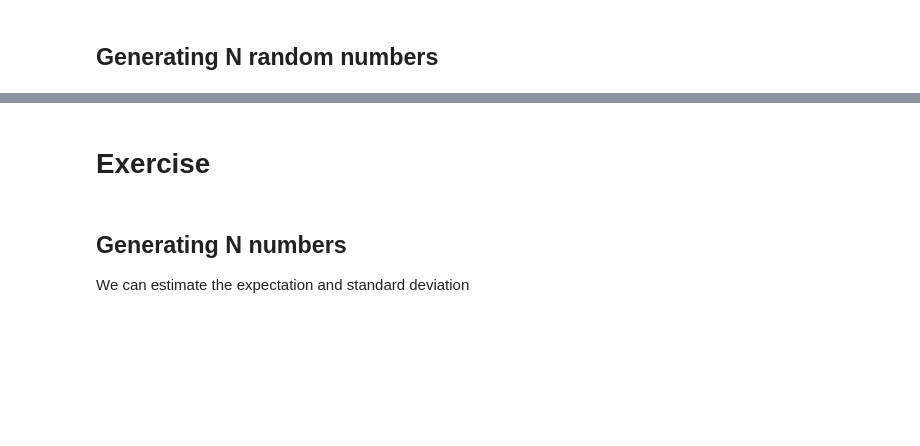
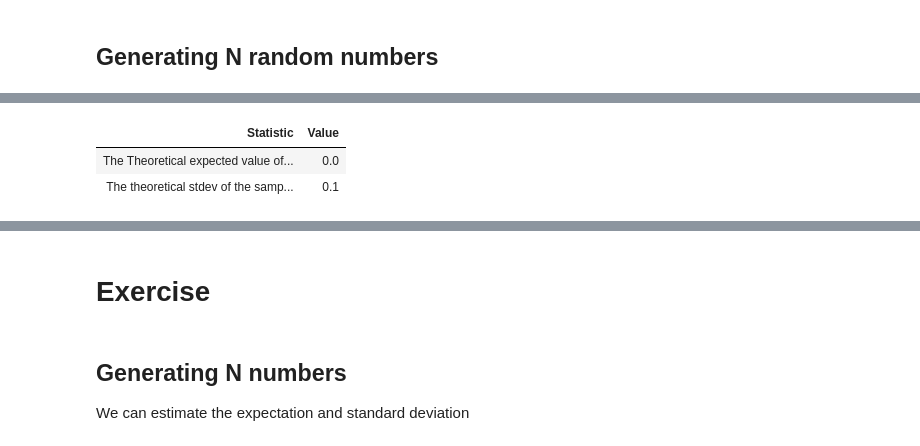
Before and after one commit to lhprojects/blog, a Jupyter notebook: _posts/JupyterNotebooks/bootstrap.ipynb, the cells around one changed output, grey strips where cells are left out. Saved outputs shown, nothing was run; the diff lists cells and outputs as text; code cells hidden in the pictures; blank space fills up the shorter version.

```diff
--- a/_posts/JupyterNotebooks/bootstrap.ipynb
+++ b/_posts/JupyterNotebooks/bootstrap.ipynb
@@ -31,0 +86,11 @@ the       stdev of [mean of N numbers] (theory) 0.1
+# %%
+df = pd.DataFrame({
+    "Statistic": ["The Theoretical expected value of sample mean",
+                  "The theoretical stdev of the sample mean"],
+    "Value": [0, 1/np.sqrt(N)]
+})
+display(HTML(df.to_html(index=False, col_space='150px')))
+# %% [output]
+| Statistic | Value |
+| The Theoretical expected value of... | 0.0 |
+| The theoretical stdev of the samp... | 0.1 |
```
Also changed, not shown: parts of 22 cells of this notebook.
